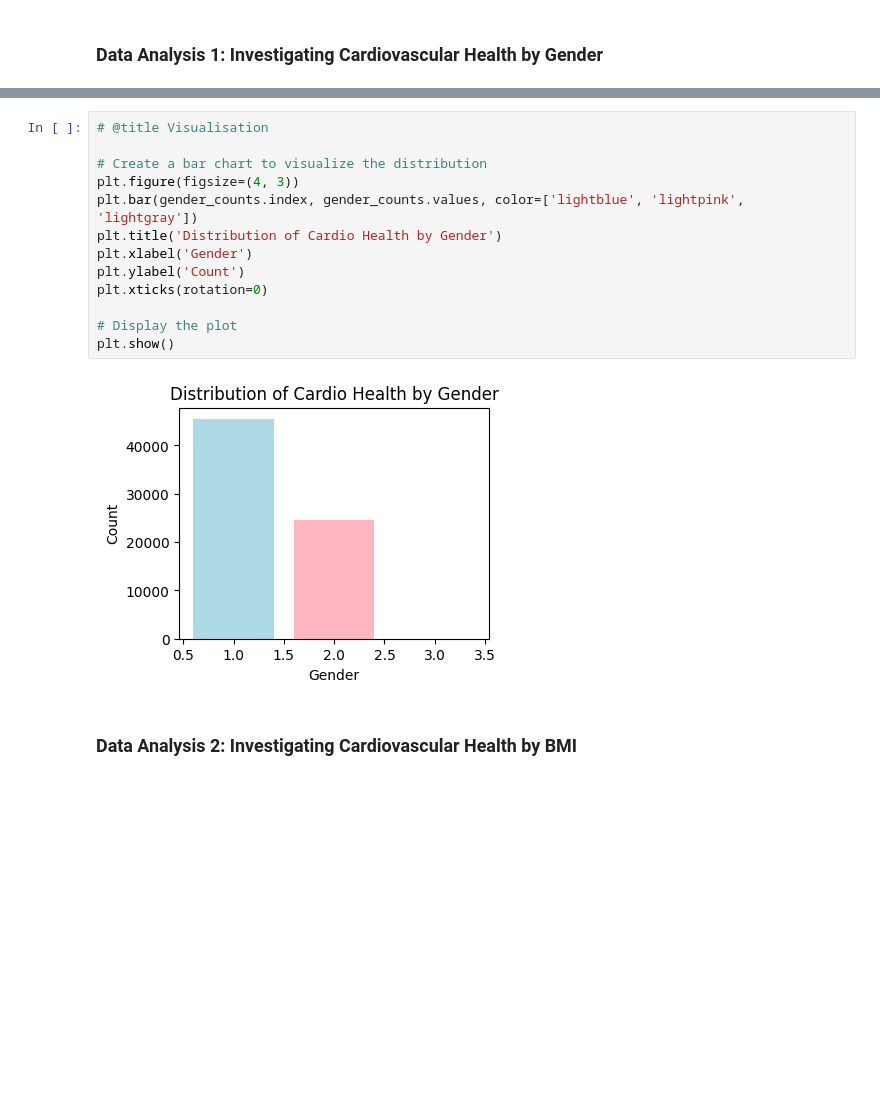
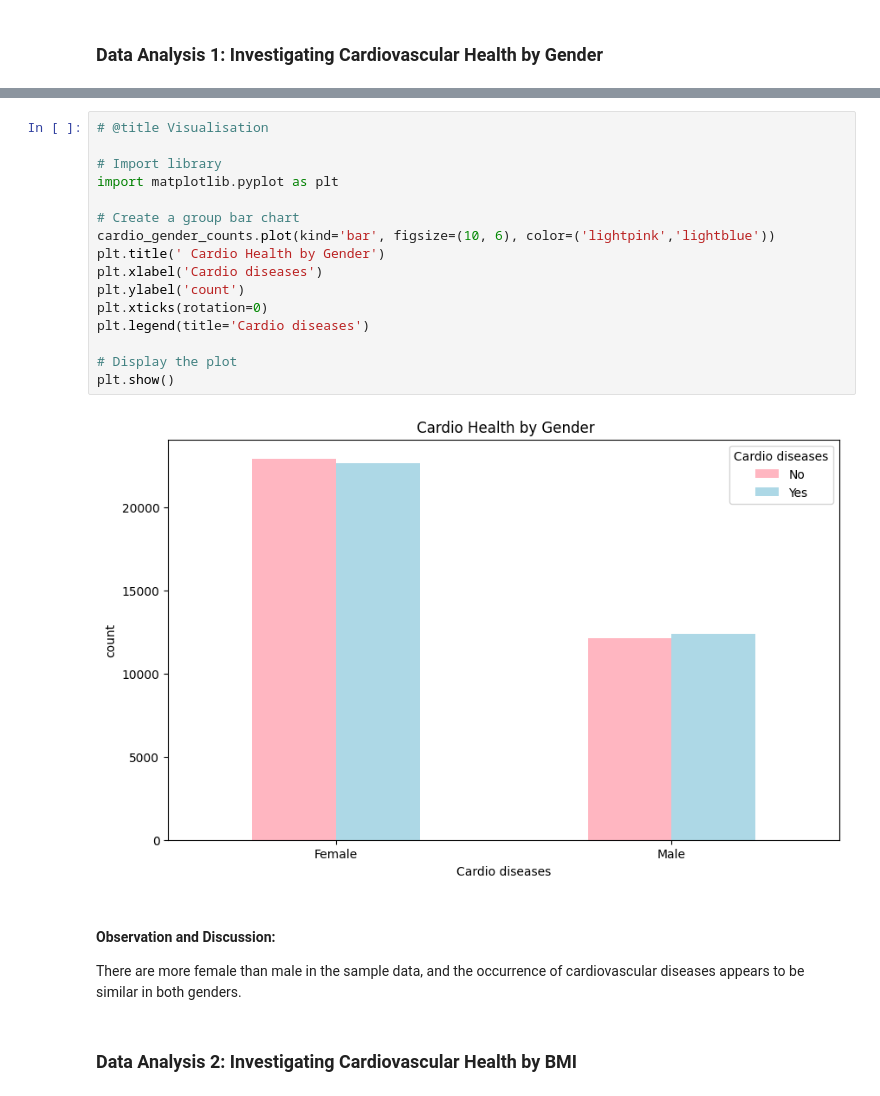
Before and after one commit to w21280485/assignment_a2_2, a Jupyter notebook: Cardiovascular_Health_Analysis.ipynb, the cells around one changed output, grey strips where cells are left out. Cells and saved outputs as stored; diff of their text form; blank space fills up the shorter version.

```diff
--- a/Cardiovascular_Health_Analysis.ipynb
+++ b/Cardiovascular_Health_Analysis.ipynb
@@ -150,17 +217,24 @@ Unknown: 11
 # %%
 # @title Visualisation
 
-# Create a bar chart to visualize the distribution
-plt.figure(figsize=(4, 3))
-plt.bar(gender_counts.index, gender_counts.values, color=['lightblue', 'lightpink', 'lightgray'])
-plt.title('Distribution of Cardio Health by Gender')
-plt.xlabel('Gender')
-plt.ylabel('Count')
+# Import library
+import matplotlib.pyplot as plt
+
+# Create a group bar chart
+cardio_gender_counts.plot(kind='bar', figsize=(10, 6), color=('lightpink','lightblue'))
+plt.title(' Cardio Health by Gender')
+plt.xlabel('Cardio diseases')
+plt.ylabel('count')
 plt.xticks(rotation=0)
+plt.legend(title='Cardio diseases')
 
 # Display the plot
 plt.show()
 # %% [output]
-[figure, old version]
+[figure, new version]
+# %% [markdown]
+#### Observation and Discussion:
+
+There are more female than male in the sample data, and the occurrence of cardiovascular diseases appears to be similar in both genders.
 # %% [markdown]
 ### Data Analysis 2:  Investigating Cardiovascular Health by BMI
```
Also changed, not shown: parts of 34 cells of this notebook.
